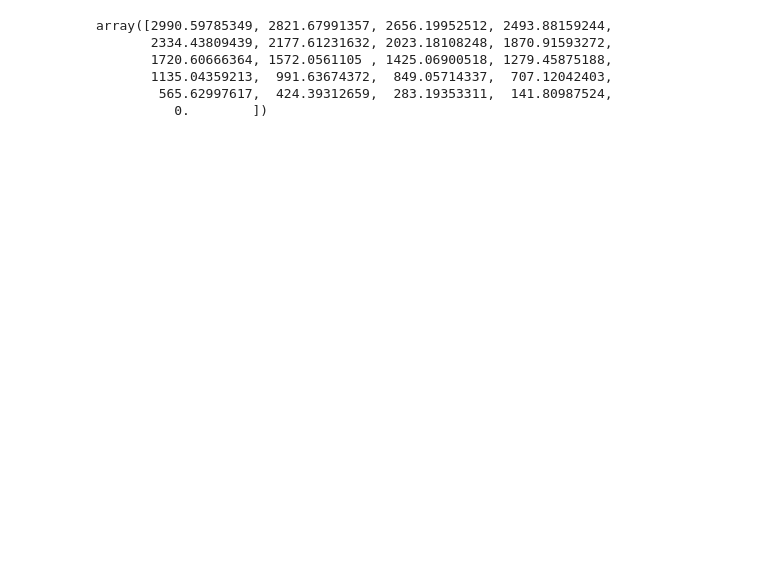
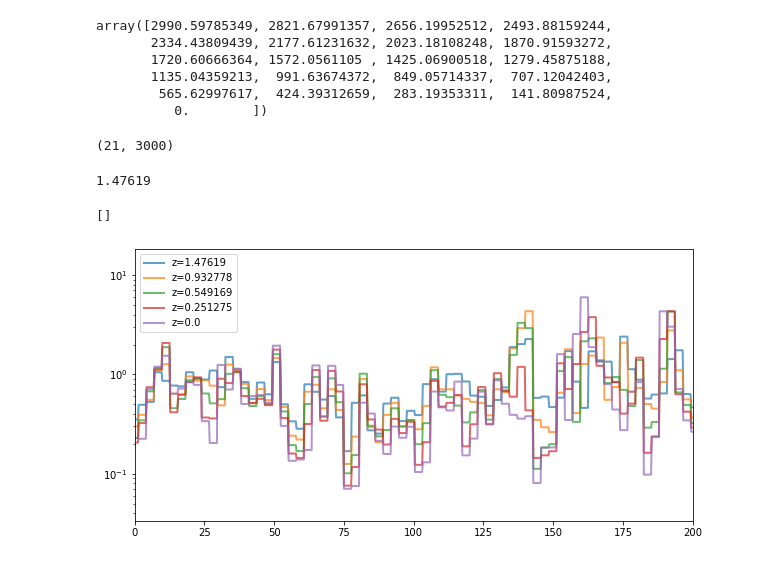
Before and after one commit to gmetin/cosmic-sightlines, a Jupyter notebook: CODES/test.ipynb, the cells around one changed output. Drawn from its saved outputs; the diff is of its cells as text; code cells hidden in the pictures; blank space fills up the shorter version.

```diff
--- a/CODES/test.ipynb
+++ b/CODES/test.ipynb
@@ -12,7 +12,7 @@ cube = read_cubes.read(path+"S020_CIC1024_conf.bin")
 # %%
 res = 2
 start_point = np.array([0,0,0]) #Mpc/h
-end_point = np.array([300,300,500]) #Mpc/h
+end_point = np.array([500,500,0]) #Mpc/h
 # %%
 s1 = Sightline(start_point,end_point,num=3000)
 # %%
@@ -55,3 +55,27 @@ for i in range(len(files)):
     tmp = read_cubes.read(path+str(files[i]['filename']))
     l_arr.append(tmp)
 l_arr = np.asarray(l_arr)
+# %%
+# dump the sightlines in an array too
+los_arr = []
+for i in l_arr:
+    los_arr.append(s1.calc_los(res,i))
+los_arr = np.asarray(los_arr)
+# %%
+los_arr.shape
+# %% [output]
+(21, 3000)
+# %%
+files["redshift"][0]
+# %% [output]
+1.47619
+# %%
+plt.figure(figsize=(10,5))
+for i in range(len(los_arr))[::5]:
+    plt.plot(np.linspace(0,s1.r,s1.num),los_arr[i]+1,alpha=0.7,lw=2,label="z="+str(files["redshift"][i]))
+plt.xlim(0,200)
+plt.legend()
+plt.semilogy()
+# %% [output]
+[]
+[figure, added]
```
Also changed, not shown: parts of 1 cell of this notebook.
